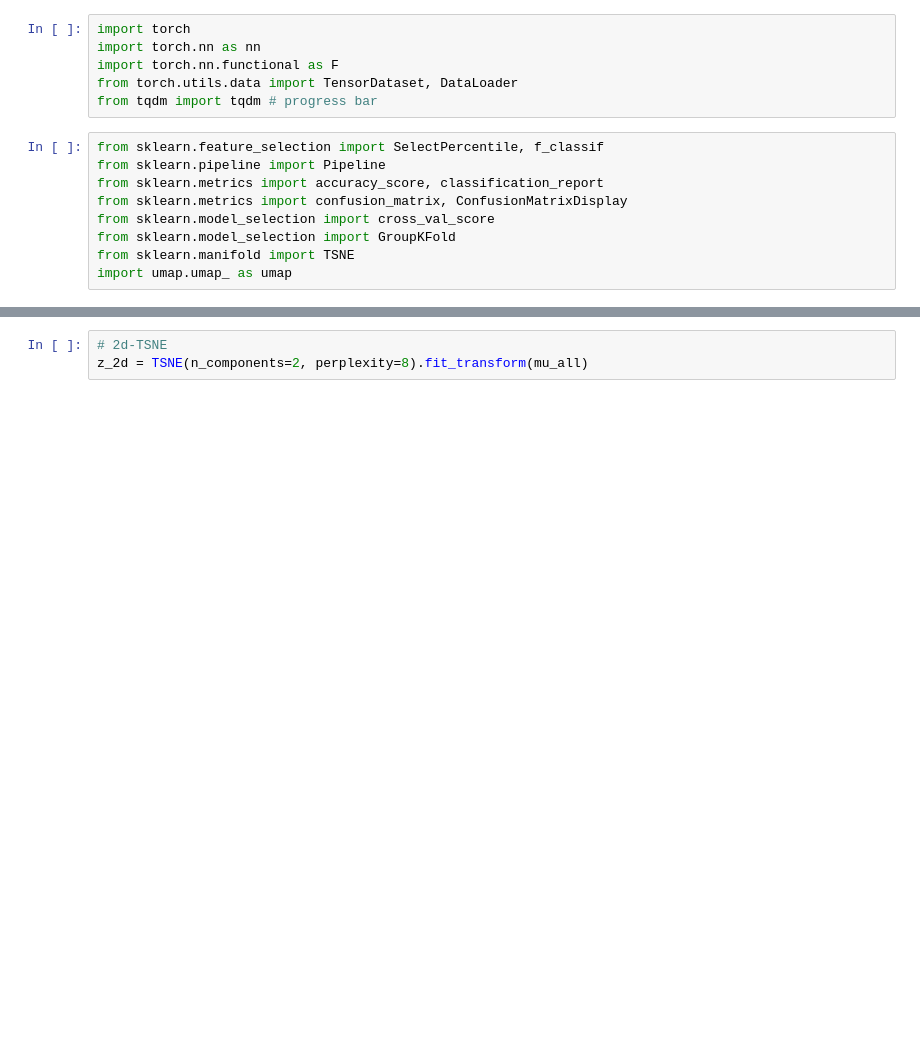
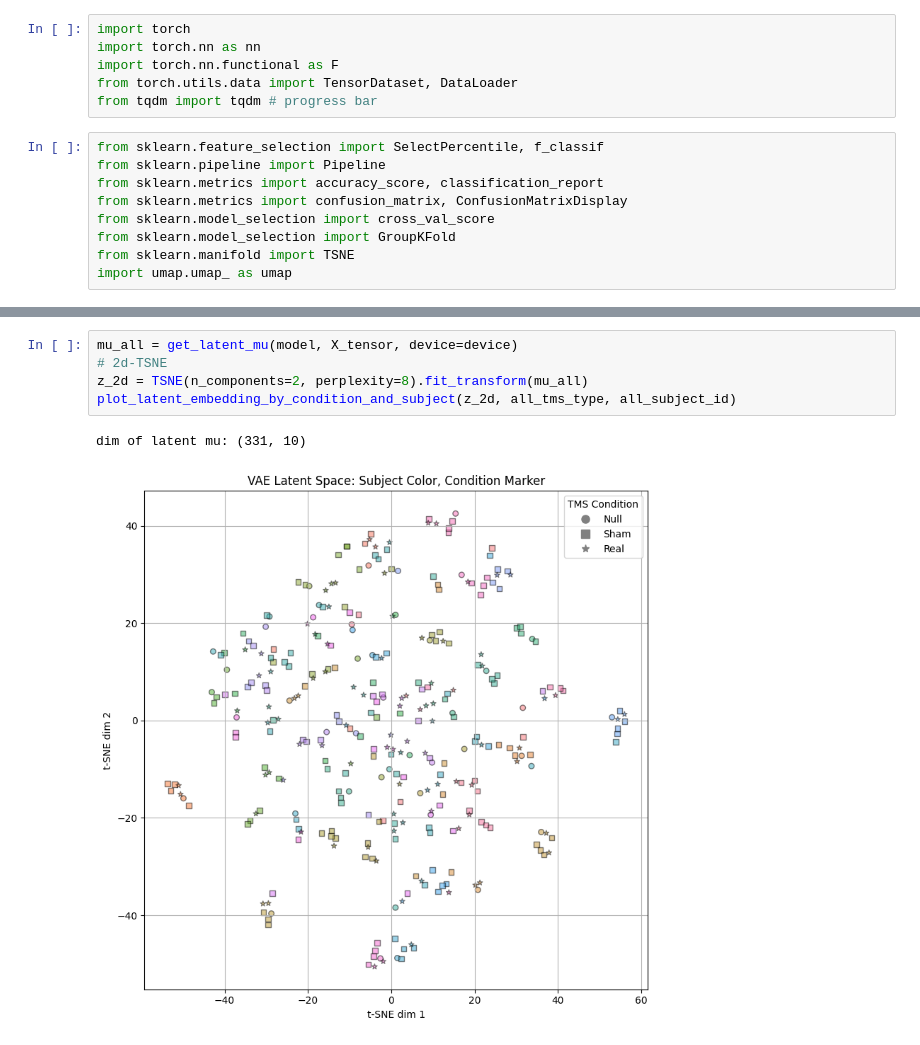
Before and after one commit to QingfangLiu/project-nodeap-core, a Jupyter notebook: Scripts_python/VAE_FC_AAL116_spheres.ipynb, the cells around one changed output, grey strips where cells are left out. Saved outputs shown, nothing was run; the diff lists cells and outputs as text; blank space fills up the shorter version.

```diff
--- a/Scripts_python/VAE_FC_AAL116_spheres.ipynb
+++ b/Scripts_python/VAE_FC_AAL116_spheres.ipynb
@@ -118,3 +109,8 @@ dim of latent mu: (331, 10)
 # %%
+mu_all = get_latent_mu(model, X_tensor, device=device)
 # 2d-TSNE
 z_2d = TSNE(n_components=2, perplexity=8).fit_transform(mu_all)
+plot_latent_embedding_by_condition_and_subject(z_2d, all_tms_type, all_subject_id)
+# %% [output]
+dim of latent mu: (331, 10)
+[figure, added]
```
Also changed, not shown: parts of 24 cells of this notebook, 8 other files.
